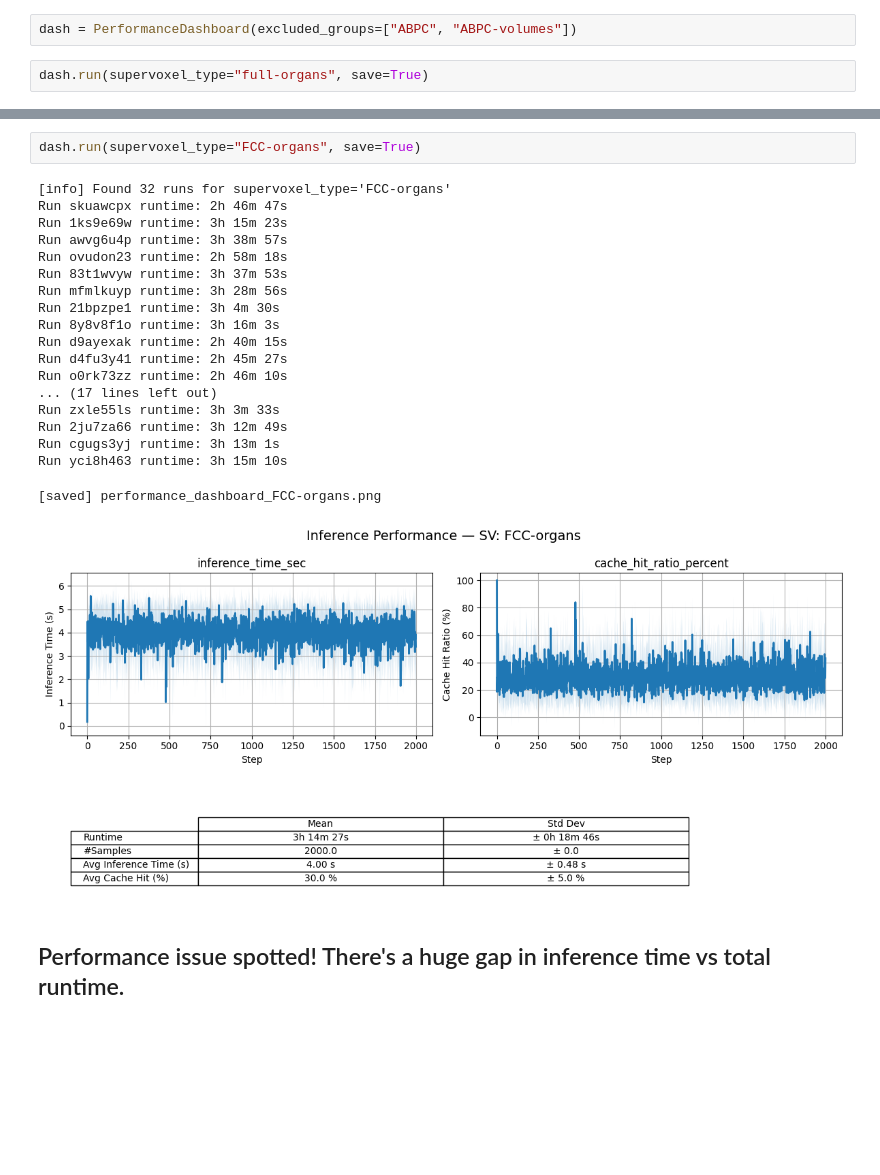
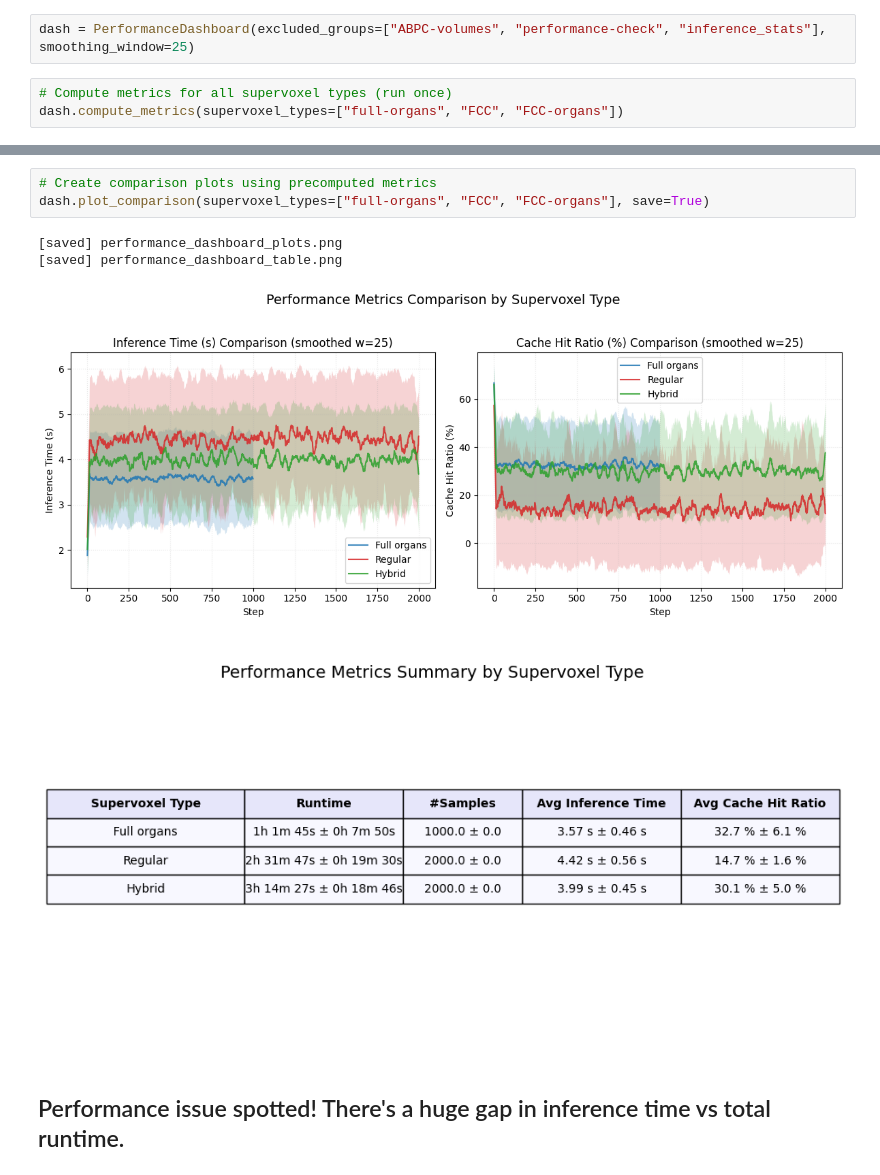
Before and after one commit to giulio8/XAI-AUTOMI-seg, a Jupyter notebook: metrics/caching/extract_caching_stats.ipynb, the cells around one changed output, grey strips where cells are left out. Drawn from its saved outputs; the diff is of its cells as text; blank space fills up the shorter version.

Commit message:
comparison plot, with smoothing and alias for supervoxel names

```diff
--- a/metrics/caching/extract_caching_stats.ipynb
+++ b/metrics/caching/extract_caching_stats.ipynb
@@ -264,7 +409,8 @@ class PerformanceDashboard:
 
         return np.nan
 # %%
-dash = PerformanceDashboard(excluded_groups=["ABPC", "ABPC-volumes"])
+dash = PerformanceDashboard(excluded_groups=["ABPC-volumes", "performance-check", "inference_stats"], smoothing_window=25)
 # %%
-dash.run(supervoxel_type="full-organs", save=True)
+# Compute metrics for all supervoxel types (run once)
+dash.compute_metrics(supervoxel_types=["full-organs", "FCC", "FCC-organs"])
 # %% [output]
@@ -290,25 +430,11 @@ Run ukpziq5l runtime: 1h 3m 27s
-# %%
-dash.run(supervoxel_type="FCC-organs", save=True)
-# %% [output]
-[info] Found 32 runs for supervoxel_type='FCC-organs'
-Run skuawcpx runtime: 2h 46m 47s
-Run 1ks9e69w runtime: 3h 15m 23s
-Run awvg6u4p runtime: 3h 38m 57s
-Run ovudon23 runtime: 2h 58m 18s
-Run 83t1wvyw runtime: 3h 37m 53s
-Run mfmlkuyp runtime: 3h 28m 56s
-Run 21bpzpe1 runtime: 3h 4m 30s
-Run 8y8v8f1o runtime: 3h 16m 3s
-Run d9ayexak runtime: 2h 40m 15s
-Run d4fu3y41 runtime: 2h 45m 27s
-Run o0rk73zz runtime: 2h 46m 10s
-... (17 lines left out)
-Run zxle55ls runtime: 3h 3m 33s
-Run 2ju7za66 runtime: 3h 12m 49s
-Run cgugs3yj runtime: 3h 13m 1s
-Run yci8h463 runtime: 3h 15m 10s
-[saved] performance_dashboard_FCC-organs.png
-[figure, removed]
+# %%
+# Create comparison plots using precomputed metrics
+dash.plot_comparison(supervoxel_types=["full-organs", "FCC", "FCC-organs"], save=True)
+# %% [output]
+[saved] performance_dashboard_plots.png
+[saved] performance_dashboard_table.png
+[figure, added]
+[figure, added]
 # %% [markdown]
 ## Performance issue spotted! There's a huge gap in inference time vs total runtime.
 # %% [markdown]
```
Also changed, not shown: parts of 3 cells of this notebook, 5 other files.
